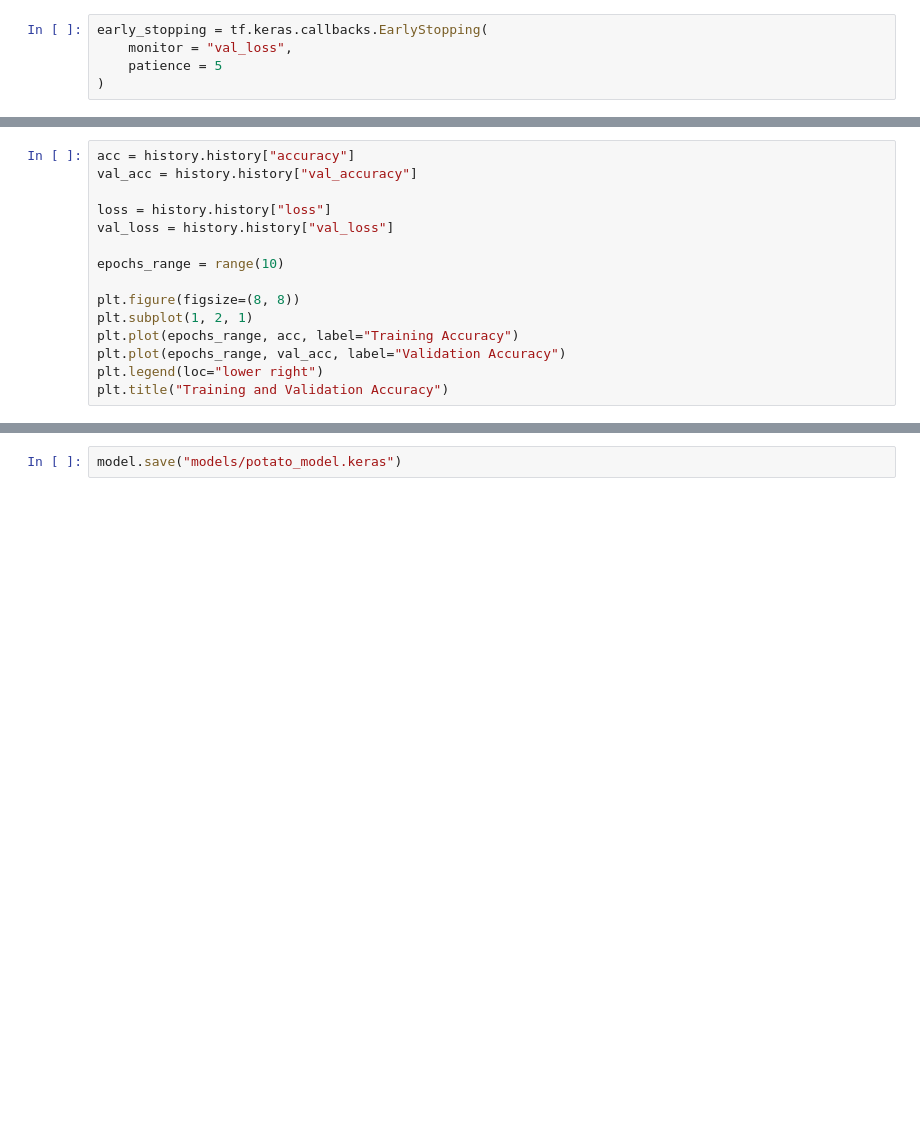
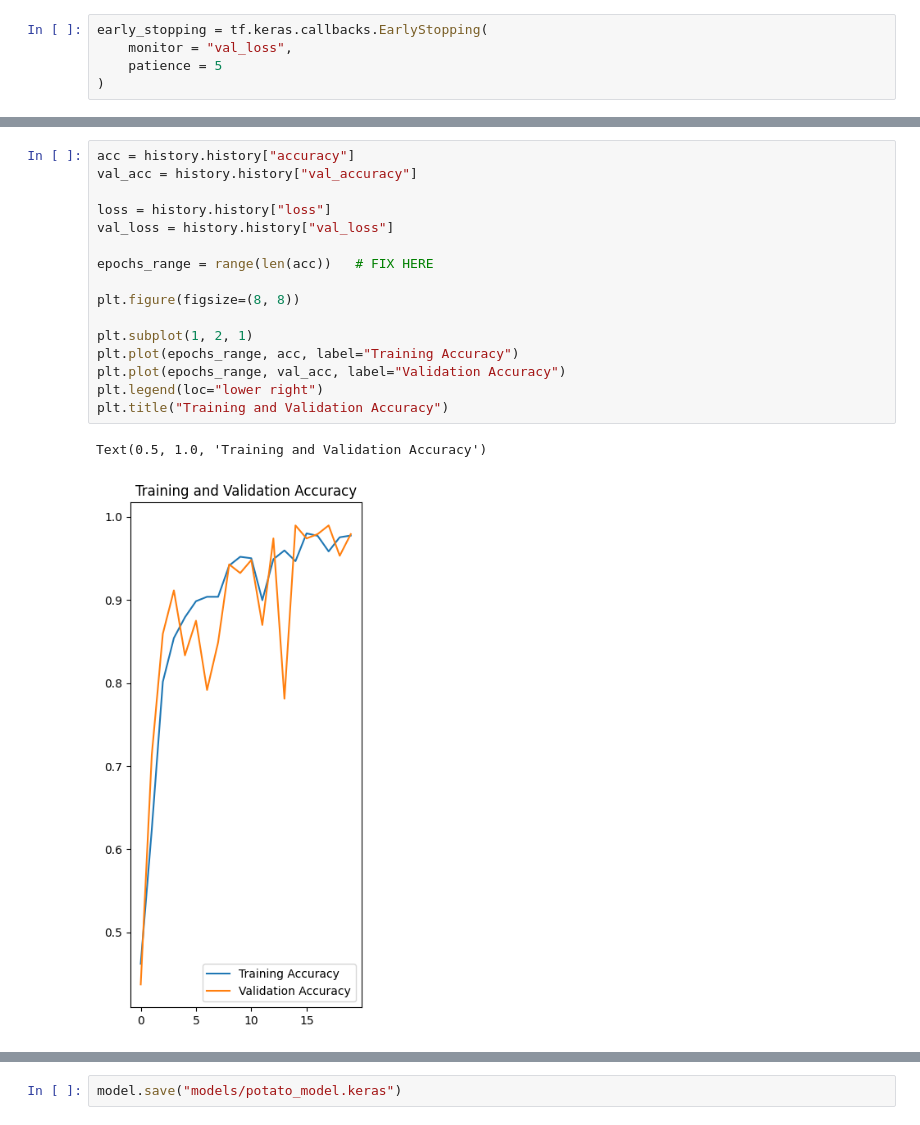
Before and after one commit to Rohan-Kumar-Singh-1/potato-disease, a Jupyter notebook: potato_disease.ipynb, the cells around one changed output, grey strips where cells are left out. Saved outputs shown, nothing was run; the diff lists cells and outputs as text; blank space fills up the shorter version.

```diff
--- a/potato_disease.ipynb
+++ b/potato_disease.ipynb
@@ -117,18 +183,22 @@ test_eval = model.evaluate(test_ds)
 # %%
 acc = history.history["accuracy"]
 val_acc = history.history["val_accuracy"]
 
 loss = history.history["loss"]
 val_loss = history.history["val_loss"]
 
-epochs_range = range(10)
+epochs_range = range(len(acc))   # FIX HERE
 
 plt.figure(figsize=(8, 8))
+
 plt.subplot(1, 2, 1)
 plt.plot(epochs_range, acc, label="Training Accuracy")
 plt.plot(epochs_range, val_acc, label="Validation Accuracy")
 plt.legend(loc="lower right")
 plt.title("Training and Validation Accuracy")
+# %% [output]
+Text(0.5, 1.0, 'Training and Validation Accuracy')
+[figure, added]
 # %%
 plt.subplot(1, 2, 2)
 plt.plot(epochs_range, loss, label="Training Loss")
```
Also changed, not shown: parts of 12 cells of this notebook, 4 other files.
